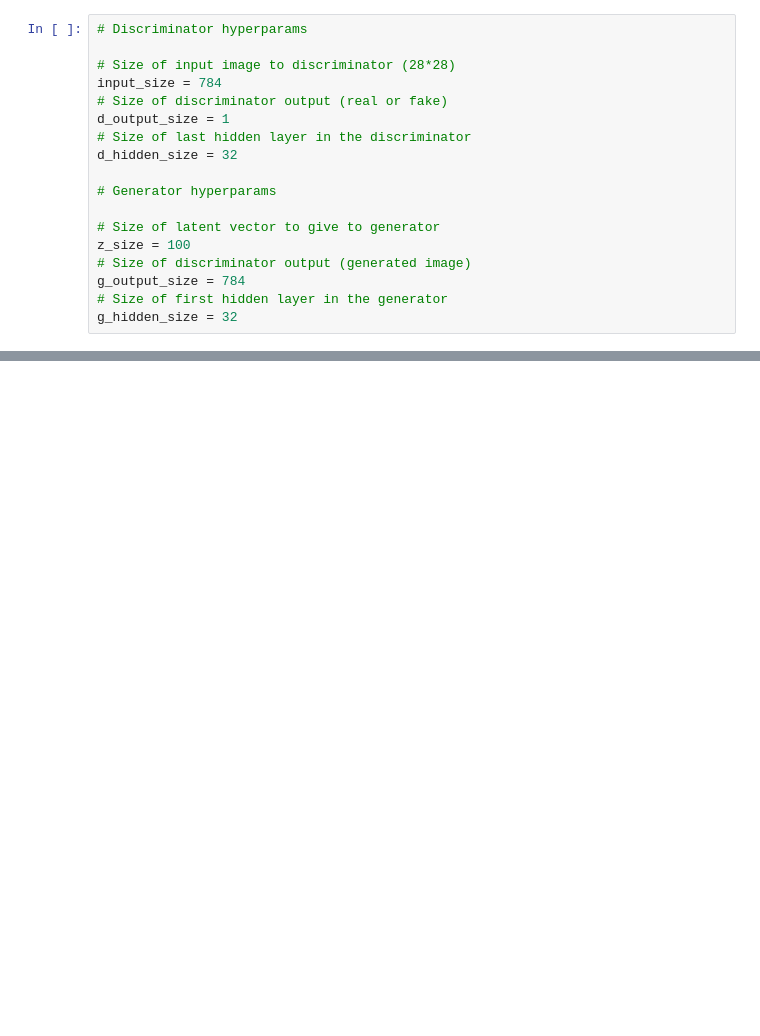
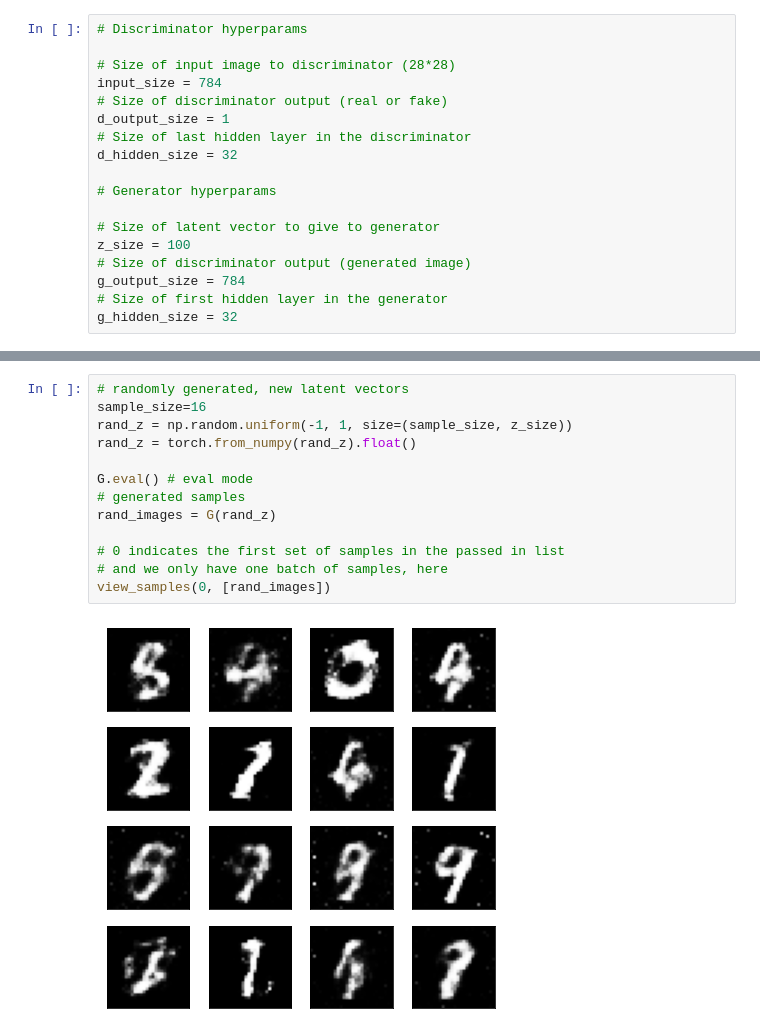
Before and after one commit to NvsYashwanth/MNIST-GAN, a Jupyter notebook: mnist_gan.ipynb, the cells around one changed output, grey strips where cells are left out. Drawn from its saved outputs; the diff is of its cells as text; blank space fills up the shorter version.

```diff
--- a/mnist_gan.ipynb
+++ b/mnist_gan.ipynb
@@ -149,0 +378,15 @@ print(G)
+# %%
+# randomly generated, new latent vectors
+sample_size=16
+rand_z = np.random.uniform(-1, 1, size=(sample_size, z_size))
+rand_z = torch.from_numpy(rand_z).float()
+
+G.eval() # eval mode
+# generated samples
+rand_images = G(rand_z)
+
+# 0 indicates the first set of samples in the passed in list
+# and we only have one batch of samples, here
+view_samples(0, [rand_images])
+# %% [output]
+[figure, added]
```
Also changed, not shown: parts of 23 cells of this notebook, 7 other files.
